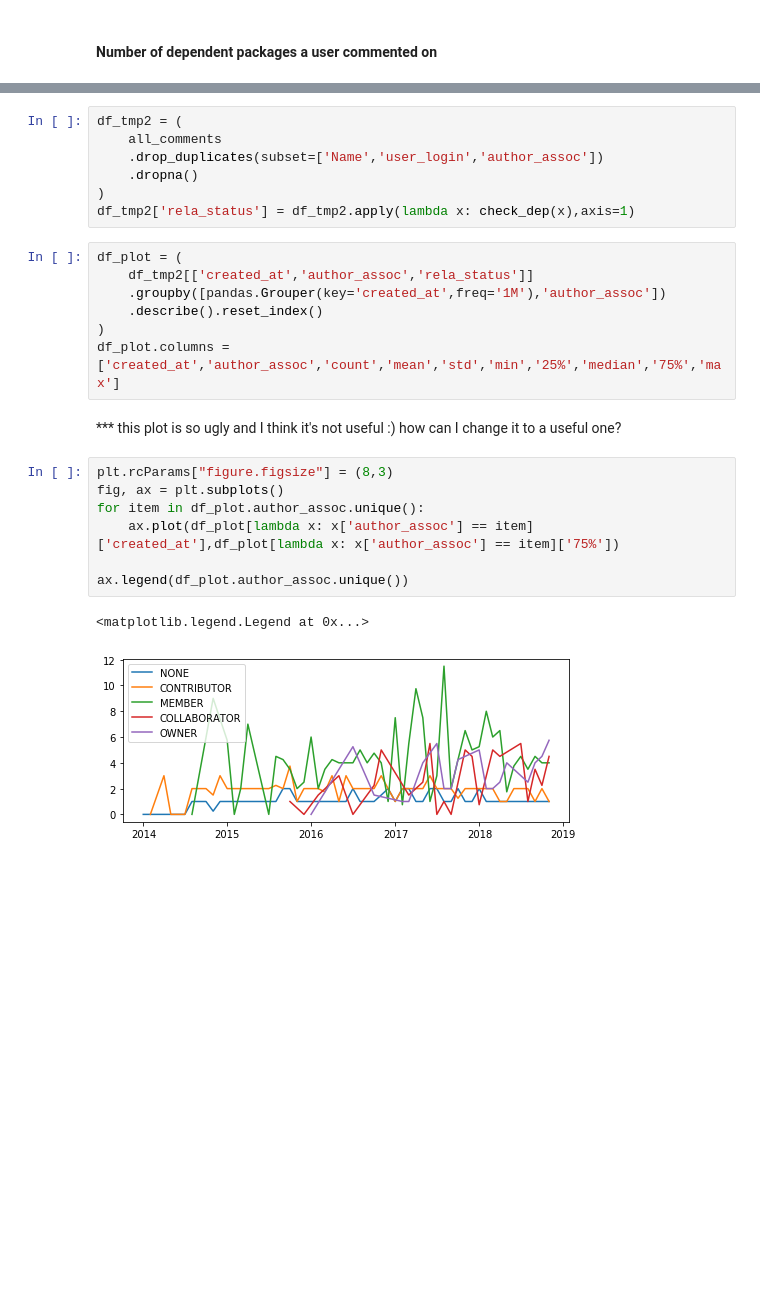
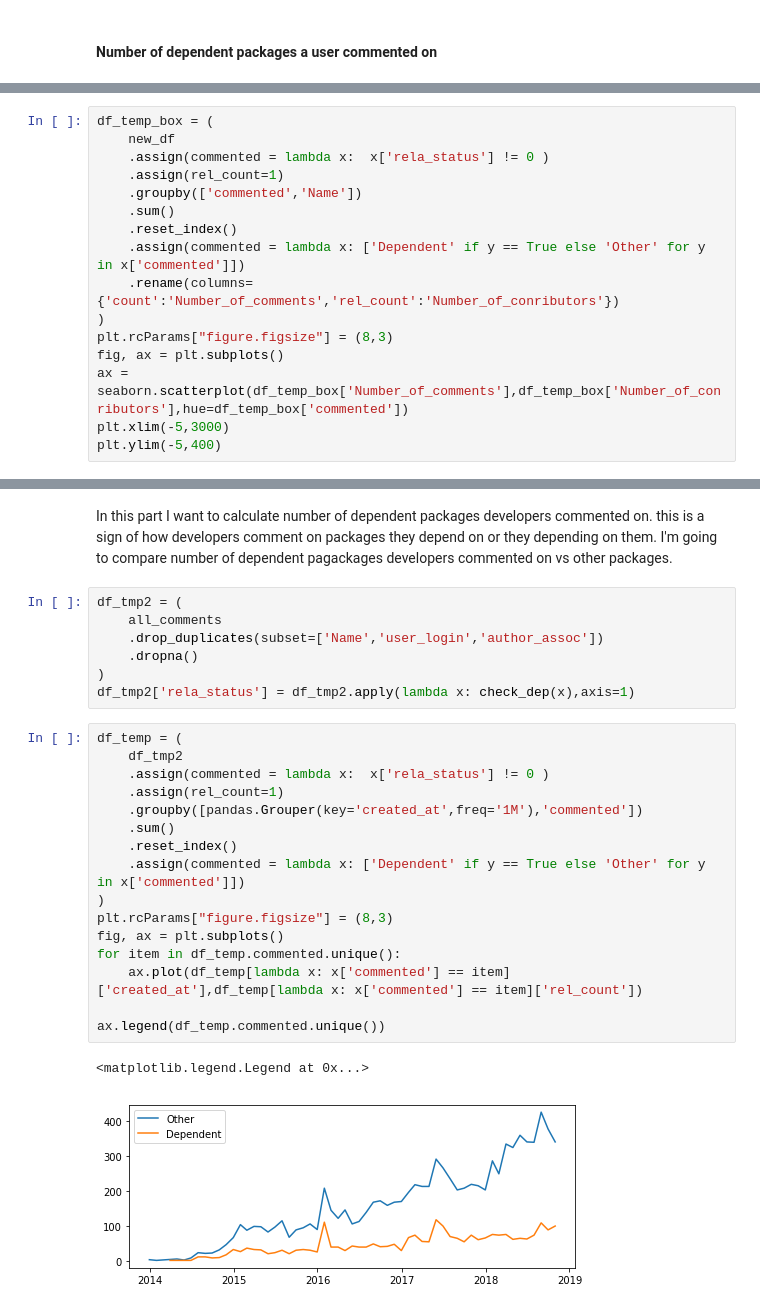
Before and after one commit to MehdiGol/PackagesDependencies-Contributors-Relationship, a Jupyter notebook: notebooks/Question 1.ipynb, the cells around one changed output, grey strips where cells are left out. Cells and saved outputs as stored; diff of their text form; blank space fills up the shorter version.

```diff
--- a/notebooks/Question 1.ipynb
+++ b/notebooks/Question 1.ipynb
@@ -127,0 +120,16 @@ ax.set(
+# %%
+df_temp_box = (
+    new_df
+    .assign(commented = lambda x:  x['rela_status'] != 0 )
+    .assign(rel_count=1)
+    .groupby(['commented','Name'])
+    .sum()
+    .reset_index()
+    .assign(commented = lambda x: ['Dependent' if y == True else 'Other' for y in x['commented']])
+    .rename(columns={'count':'Number_of_comments','rel_count':'Number_of_conributors'})
+)
+plt.rcParams["figure.figsize"] = (8,3)
+fig, ax = plt.subplots()
+ax = seaborn.scatterplot(df_temp_box['Number_of_comments'],df_temp_box['Number_of_conributors'],hue=df_temp_box['commented'])
+plt.xlim(-5,3000)
+plt.ylim(-5,400)
@@ -128,3 +141,5 @@ ax.set(
+# %% [markdown]
+In this part I want to calculate number of dependent packages developers commented on. this is a sign of how developers comment on packages they depend on or they depending on them. I'm going to compare number of dependent pagackages developers commented on vs other packages.
 # %%
 df_tmp2 = (
     all_comments
@@ -132,22 +147,22 @@ df_tmp2 = (
     .dropna()
 )
 df_tmp2['rela_status'] = df_tmp2.apply(lambda x: check_dep(x),axis=1)
-# %%
-df_plot = (
-    df_tmp2[['created_at','author_assoc','rela_status']]
-    .groupby([pandas.Grouper(key='created_at',freq='1M'),'author_assoc'])
-    .describe().reset_index()
-)
-df_plot.columns = ['created_at','author_assoc','count','mean','std','min','25%','median','75%','max']
-# %% [markdown]
-*** this plot is so ugly and I think it's not useful :) how can I change it to a useful one?
 # %%
+df_temp = (
+    df_tmp2
+    .assign(commented = lambda x:  x['rela_status'] != 0 )
+    .assign(rel_count=1)
+    .groupby([pandas.Grouper(key='created_at',freq='1M'),'commented'])
+    .sum()
+    .reset_index()
+    .assign(commented = lambda x: ['Dependent' if y == True else 'Other' for y in x['commented']])
+)
 plt.rcParams["figure.figsize"] = (8,3)
 fig, ax = plt.subplots()
-for item in df_plot.author_assoc.unique():
-    ax.plot(df_plot[lambda x: x['author_assoc'] == item]['created_at'],df_plot[lambda x: x['author_assoc'] == item]['75%'])
+for item in df_temp.commented.unique():
+    ax.plot(df_temp[lambda x: x['commented'] == item]['created_at'],df_temp[lambda x: x['commented'] == item]['rel_count'])
 
-ax.legend(df_plot.author_assoc.unique())
+ax.legend(df_temp.commented.unique())
 # %% [output]
 <matplotlib.legend.Legend at 0x...>
-[figure, old version]
+[figure, new version]
```
Also changed, not shown: parts of 18 cells of this notebook, 2 other files.
